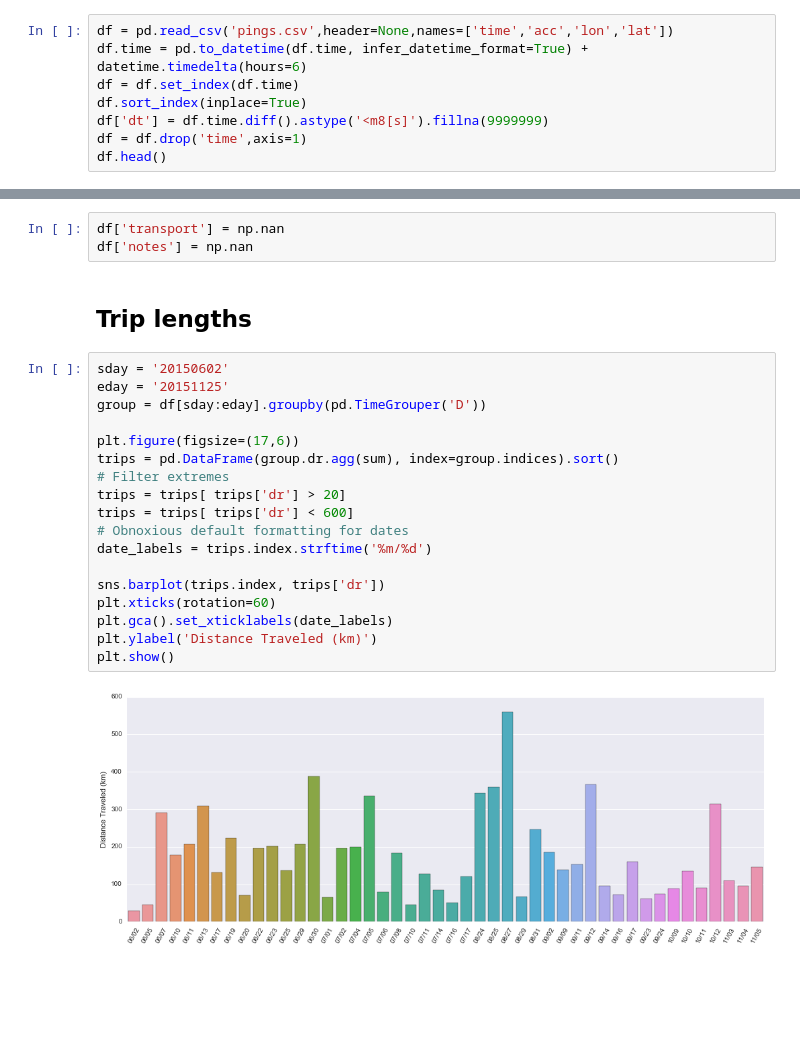
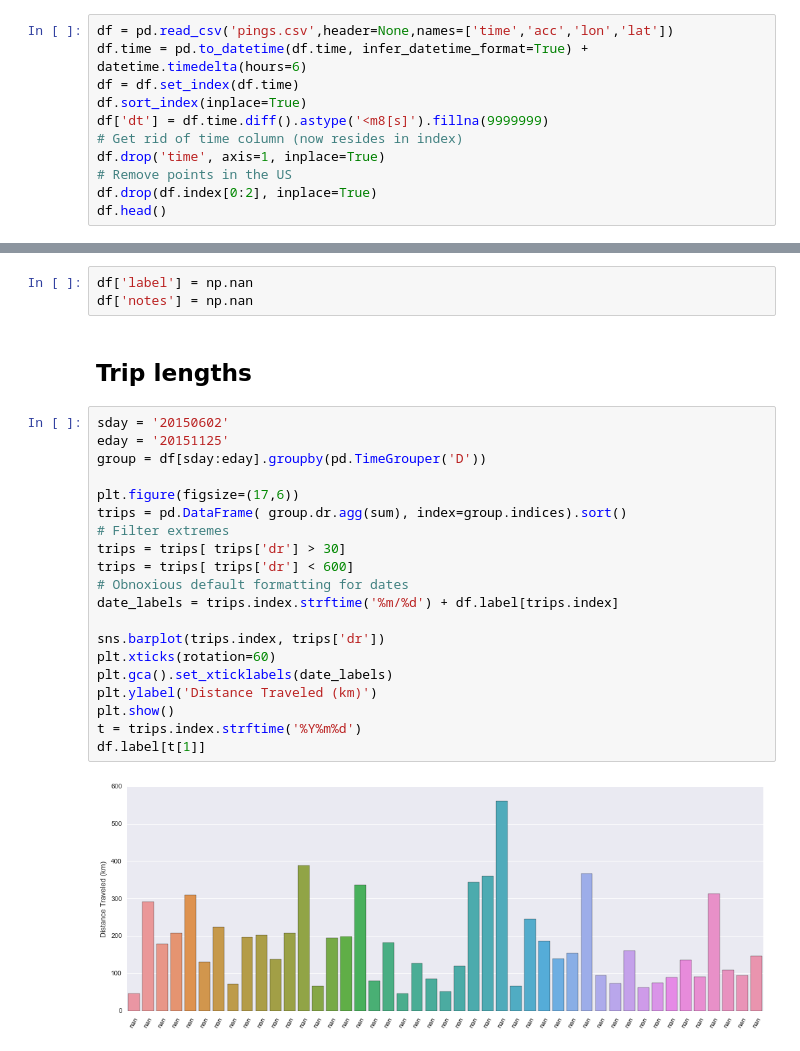
Before and after one commit to dankolbman/notebooks, a Jupyter notebook: asia/Asia.ipynb, the cells around one changed output, grey strips where cells are left out. Saved outputs shown, nothing was run; the diff lists cells and outputs as text; blank space fills up the shorter version.

```diff
--- a/asia/Asia.ipynb
+++ b/asia/Asia.ipynb
@@ -18,7 +18,10 @@ df.time = pd.to_datetime(df.time, infer_datetime_format=True) + datetime.timedel
 df = df.set_index(df.time)
 df.sort_index(inplace=True)
 df['dt'] = df.time.diff().astype('<m8[s]').fillna(9999999)
-df = df.drop('time',axis=1)
+# Get rid of time column (now resides in index)
+df.drop('time', axis=1, inplace=True)
+# Remove points in the US
+df.drop(df.index[0:2], inplace=True)
 df.head()
 # %% [output]
 |  | acc | lon | lat | dt |
@@ -138,25 +126,27 @@ Name: dr, dtype: float64
 # %%
-df['transport'] = np.nan
+df['label'] = np.nan
 df['notes'] = np.nan
 # %% [markdown]
 ## Trip lengths
 # %%
 sday = '20150602'
 eday = '20151125'
 group = df[sday:eday].groupby(pd.TimeGrouper('D'))
 
 plt.figure(figsize=(17,6))
-trips = pd.DataFrame(group.dr.agg(sum), index=group.indices).sort()
+trips = pd.DataFrame( group.dr.agg(sum), index=group.indices).sort()
 # Filter extremes
-trips = trips[ trips['dr'] > 20]
+trips = trips[ trips['dr'] > 30]
 trips = trips[ trips['dr'] < 600]
 # Obnoxious default formatting for dates
-date_labels = trips.index.strftime('%m/%d')
+date_labels = trips.index.strftime('%m/%d') + df.label[trips.index]
 
 sns.barplot(trips.index, trips['dr'])
 plt.xticks(rotation=60)
 plt.gca().set_xticklabels(date_labels)
 plt.ylabel('Distance Traveled (km)')
 plt.show()
+t = trips.index.strftime('%Y%m%d')
+df.label[t[1]]
 # %% [output]
-[figure, old version]
+[figure, new version]
```
Also changed, not shown: parts of 15 cells of this notebook.
